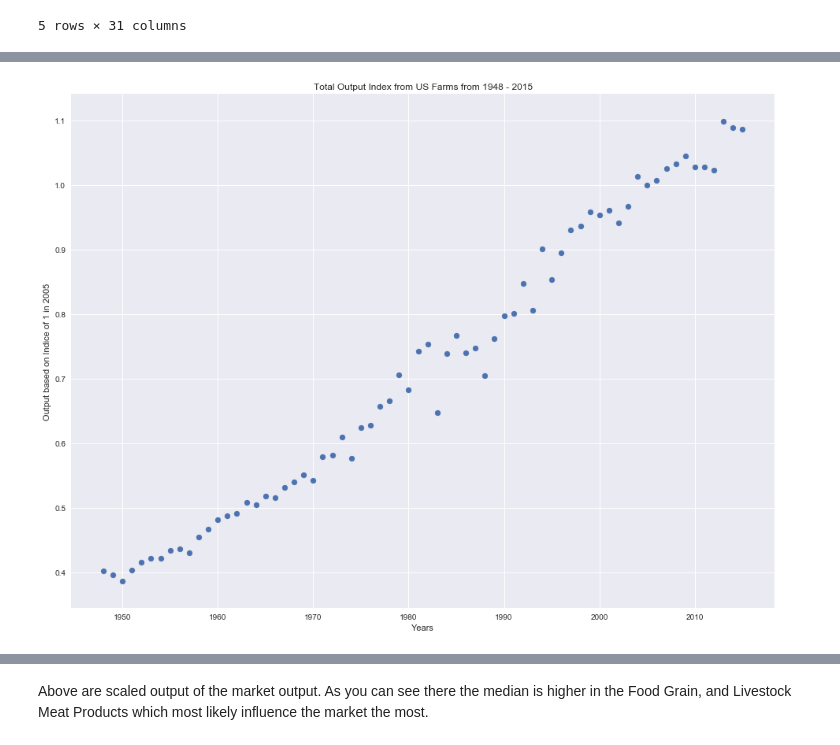
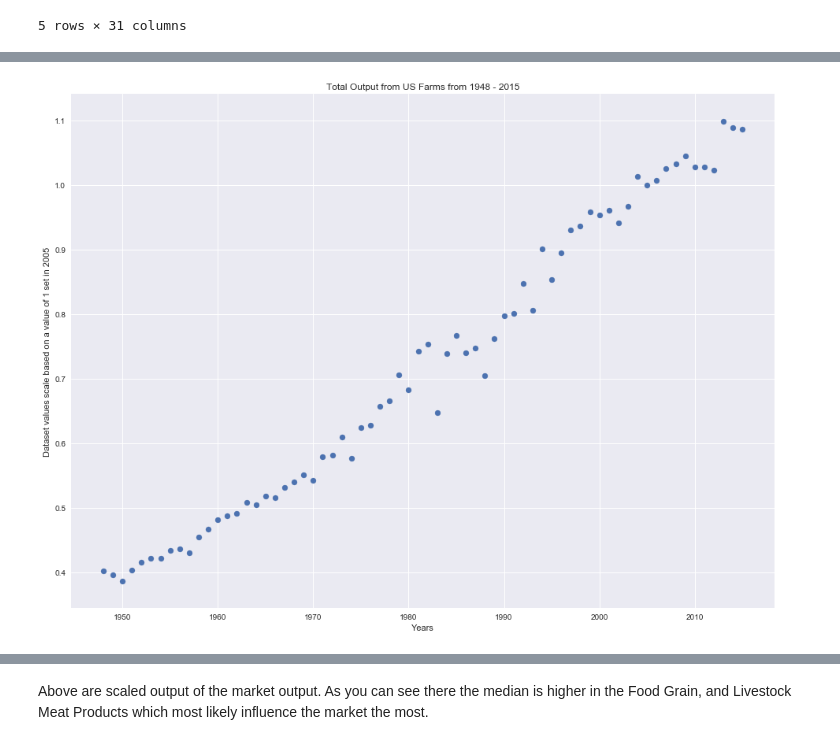
Before and after one commit to Kingbigtiger/class-studies, a Jupyter notebook: Farm In and Out Capstone.ipynb, the cells around one changed output, grey strips where cells are left out. Saved outputs shown, nothing was run; the diff lists cells and outputs as text; code cells hidden in the pictures.

```diff
--- a/Farm In and Out Capstone.ipynb
+++ b/Farm In and Out Capstone.ipynb
@@ -53,10 +53,10 @@ us_farm_subset.describe()
 # %%
 plt.figure(figsize=(16, 12))
 plt.scatter(x=us_farm_dataset['Year'], y=us_farm_dataset['Total_output'])
-plt.ylabel('Output based on Indice of 1 in 2005')
+plt.ylabel('Dataset values scale based on a value of 1 set in 2005')
 plt.xlabel('Years')
-plt.title('Total Output Index from US Farms from 1948 - 2015')
+plt.title('Total Output from US Farms from 1948 - 2015')
 plt.show()
 # %% [output]
-[figure, old version]
+[figure, new version]
 # %% [markdown]
```
Also changed, not shown: parts of 12 cells of this notebook.
